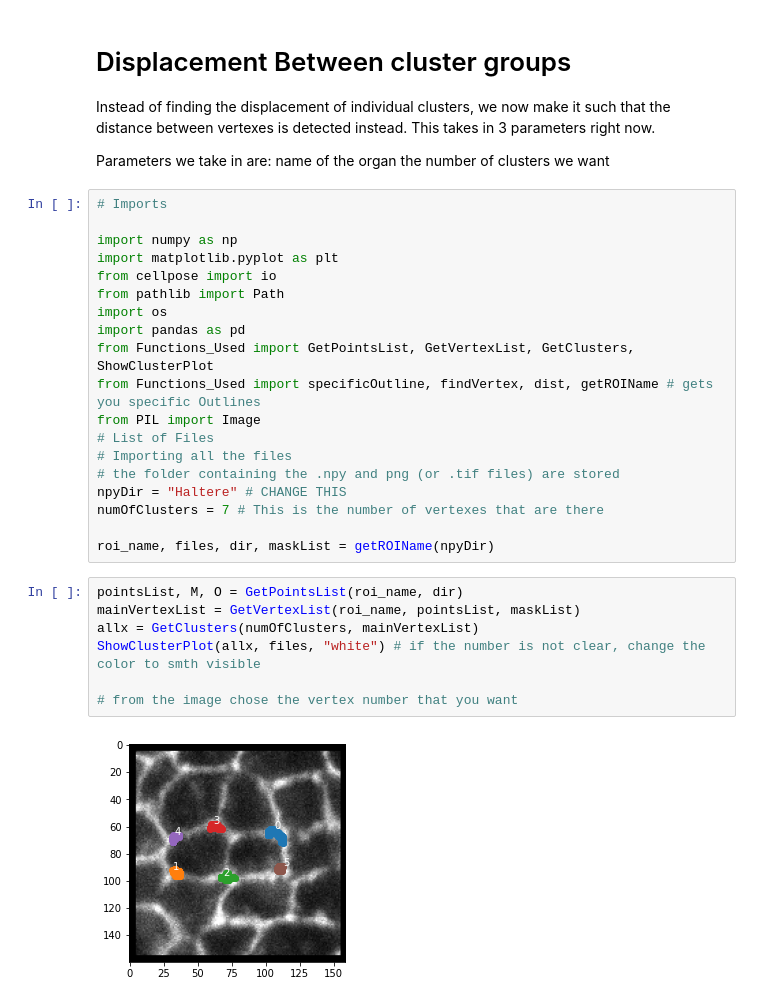
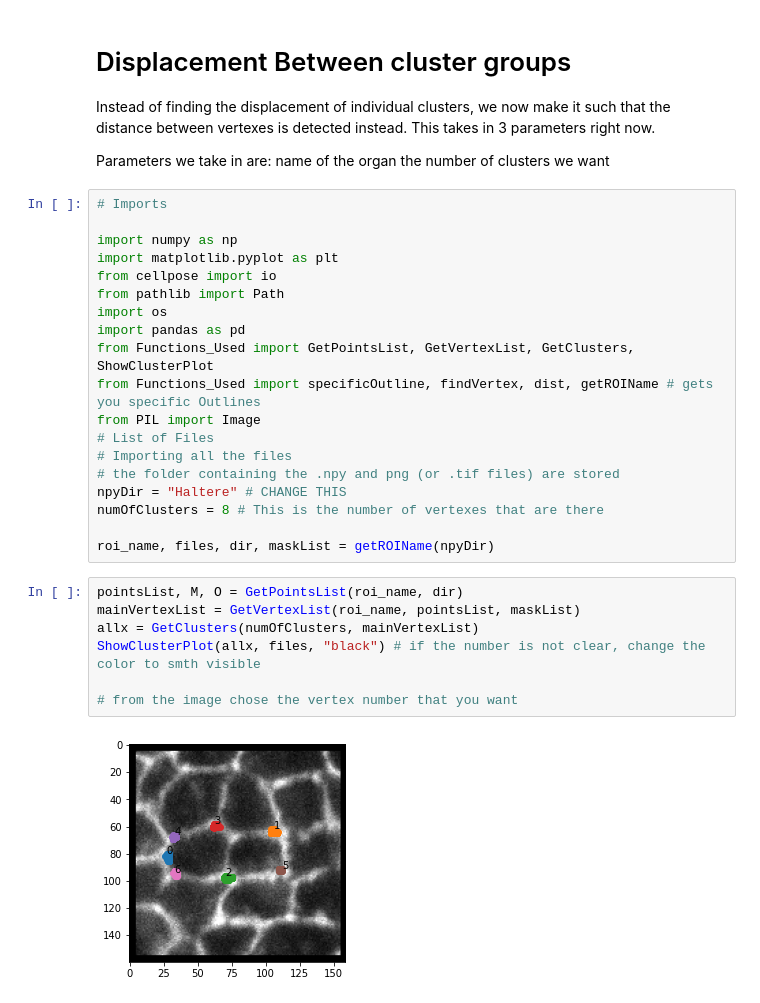
Before and after one commit to BiratalWagle/CellTensionFinal, a Jupyter notebook: Cellpose_Displacement_OneImage.ipynb, the cells around one changed output. Drawn from its saved outputs; the diff is of its cells as text.

```diff
--- a/Cellpose_Displacement_OneImage.ipynb
+++ b/Cellpose_Displacement_OneImage.ipynb
@@ -21,18 +21,18 @@ from PIL import Image
 # Importing all the files
 # the folder containing the .npy and png (or .tif files) are stored
 npyDir = "Haltere" # CHANGE THIS
-numOfClusters = 7 # This is the number of vertexes that are there
+numOfClusters = 8 # This is the number of vertexes that are there
 
 roi_name, files, dir, maskList = getROIName(npyDir)
 # %%
 pointsList, M, O = GetPointsList(roi_name, dir)
 mainVertexList = GetVertexList(roi_name, pointsList, maskList)
 allx = GetClusters(numOfClusters, mainVertexList)
-ShowClusterPlot(allx, files, "white") # if the number is not clear, change the color to smth visible
+ShowClusterPlot(allx, files, "black") # if the number is not clear, change the color to smth visible
 
 # from the image chose the vertex number that you want
 # %% [output]
-[figure, old version]
+[figure, new version]
 # %%
 vert1 = 3
 vert2 = 2
```
Also changed, not shown: parts of 5 cells of this notebook, 1 other file.
